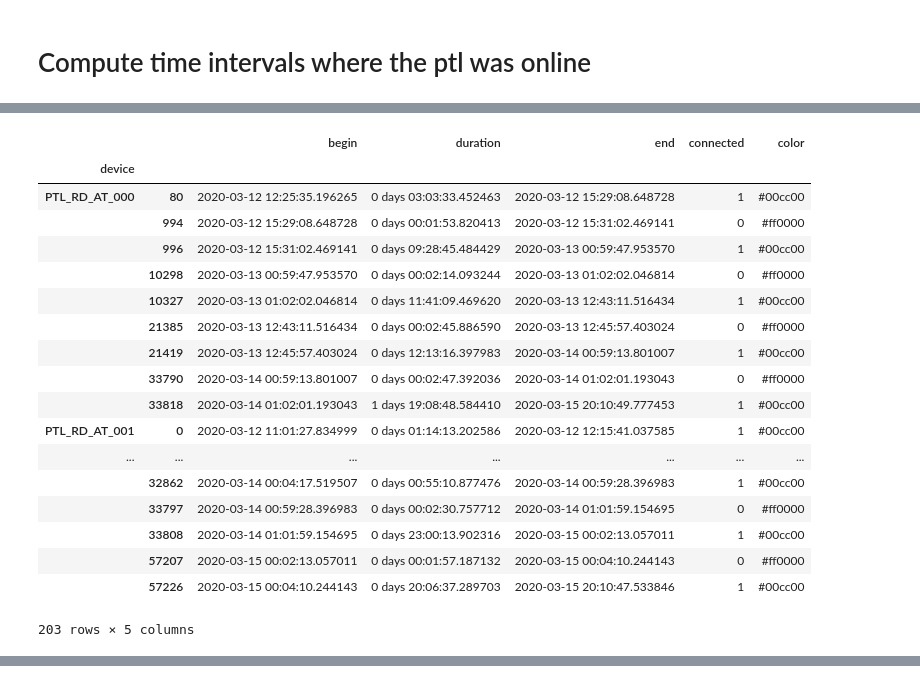
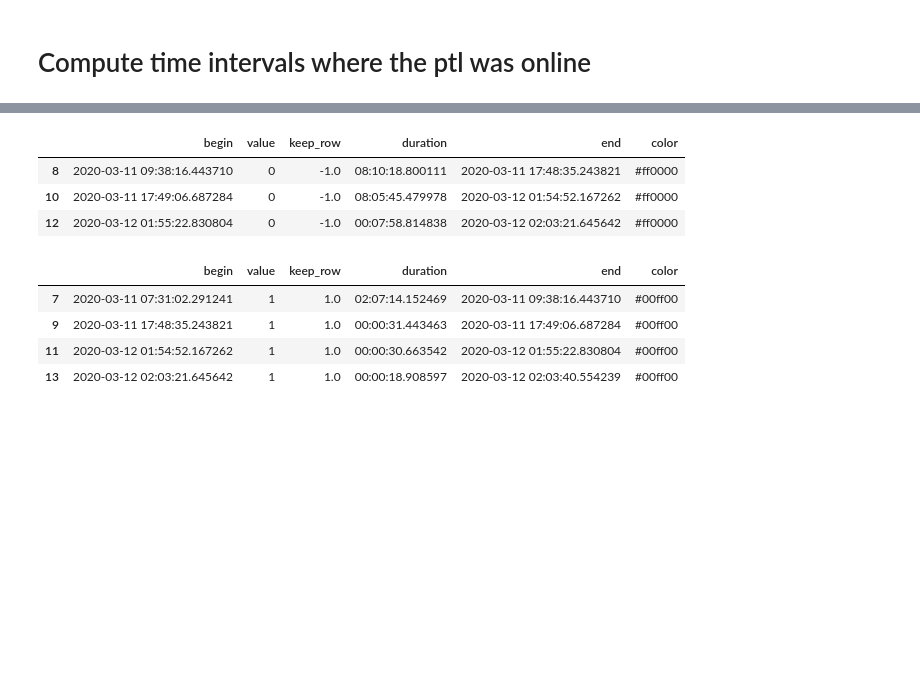
Before and after one commit to whuss/dashboard_react, a Jupyter notebook: error_heatmap.ipynb, the cells around one changed output, grey strips where cells are left out. Cells and saved outputs as stored; diff of their text form; code cells hidden in the pictures; blank space fills up the shorter version.

```diff
--- a/error_heatmap.ipynb
+++ b/error_heatmap.ipynb
@@ -161,42 +151,44 @@ from datetime import datetime
-# %%
-#data.loc[data.end.isna(), 'end'] = end_of_last_interval
-#data = data.reset_index()
-data = data.dropna()
-data = data.set_index(['device', data.index]).sort_index()
-#data.duration = data.end - data.begin
-data
-# %% [output]
-|  |  | begin | duration | end | connected | color |
-| device |  |  |  |  |  |  |
-| PTL_RD_AT_000 | 80 | 2020-03-12 12:25:35.196265 | 0 days 03:03:33.452463 | 2020-03-12 15:29:08.648728 | 1 | #00cc00 |
-|  | 994 | 2020-03-12 15:29:08.648728 | 0 days 00:01:53.820413 | 2020-03-12 15:31:02.469141 | 0 | #ff0000 |
-|  | 996 | 2020-03-12 15:31:02.469141 | 0 days 09:28:45.484429 | 2020-03-13 00:59:47.953570 | 1 | #00cc00 |
-|  | 10298 | 2020-03-13 00:59:47.953570 | 0 days 00:02:14.093244 | 2020-03-13 01:02:02.046814 | 0 | #ff0000 |
-|  | 10327 | 2020-03-13 01:02:02.046814 | 0 days 11:41:09.469620 | 2020-03-13 12:43:11.516434 | 1 | #00cc00 |
-|  | 21385 | 2020-03-13 12:43:11.516434 | 0 days 00:02:45.886590 | 2020-03-13 12:45:57.403024 | 0 | #ff0000 |
-|  | 21419 | 2020-03-13 12:45:57.403024 | 0 days 12:13:16.397983 | 2020-03-14 00:59:13.801007 | 1 | #00cc00 |
-|  | 33790 | 2020-03-14 00:59:13.801007 | 0 days 00:02:47.392036 | 2020-03-14 01:02:01.193043 | 0 | #ff0000 |
-|  | 33818 | 2020-03-14 01:02:01.193043 | 1 days 19:08:48.584410 | 2020-03-15 20:10:49.777453 | 1 | #00cc00 |
-| PTL_RD_AT_001 | 0 | 2020-03-12 11:01:27.834999 | 0 days 01:14:13.202586 | 2020-03-12 12:15:41.037585 | 1 | #00cc00 |
-| ... | ... | ... | ... | ... | ... | ... |
-|  | 32862 | 2020-03-14 00:04:17.519507 | 0 days 00:55:10.877476 | 2020-03-14 00:59:28.396983 | 1 | #00cc00 |
-|  | 33797 | 2020-03-14 00:59:28.396983 | 0 days 00:02:30.757712 | 2020-03-14 01:01:59.154695 | 0 | #ff0000 |
-|  | 33808 | 2020-03-14 01:01:59.154695 | 0 days 23:00:13.902316 | 2020-03-15 00:02:13.057011 | 1 | #00cc00 |
-|  | 57207 | 2020-03-15 00:02:13.057011 | 0 days 00:01:57.187132 | 2020-03-15 00:04:10.244143 | 0 | #ff0000 |
-|  | 57226 | 2020-03-15 00:04:10.244143 | 0 days 20:06:37.289703 | 2020-03-15 20:10:47.533846 | 1 | #00cc00 |
-203 rows × 5 columns
+# %%
+since = datetime.now() - timedelta(days=5)
+until = datetime.now() - timedelta(days=4)
+data = PresenceDetectorStatistics().on_off_timeseries(since, until)
+# %%
+colors = ['#eeeeee', '#ffcc00']
+# %%
+data['color'] = data.value.apply(lambda x: colors[x])
 # %%
-device = 'PTL_RD_ES_012'
-device_data = data.loc[device]
+device = 'PTL_RD_AT_001'
+device_data = data.loc[device].dropna()
 data_source = ColumnDataSource(device_data)
-xrange = device_data.begin.min(), device_data.end.max()
-fig = figure(x_axis_type="datetime", x_range=x_range, y_range=(0, 0.25),
+data_source_off = ColumnDataSource(device_data[device_data.value == 0])
+data_source_on = ColumnDataSource(device_data[device_data.value == 1])
+x_range = device_data.begin.min(), device_data.end.max()
+fig = figure(x_axis_type="datetime", x_range=x_range,
              plot_height=50, plot_width=800)
 fig.hbar(y=0.125, left='begin', right='end', height=0.25, color='color', source=data_source)
+fig.hbar(y=0.125, left='begin', right='end', height=0.5, color='color', source=data_source_on)
 fig.yaxis.visible=False
 fig.toolbar.logo = None
 fig.toolbar_location = None
+fig.xgrid.grid_line_color = None
+fig.ygrid.grid_line_color = None
+fig.outline_line_color = None
 show(fig)
 # %% [output]
 [interactive output not drawn]
 [interactive output not drawn]
+# %%
+device_data[device_data.value == 0]
+# %% [output]
+|  | begin | value | keep_row | duration | end | color |
+| 8 | 2020-03-11 09:38:16.443710 | 0 | -1.0 | 08:10:18.800111 | 2020-03-11 17:48:35.243821 | #ff0000 |
+| 10 | 2020-03-11 17:49:06.687284 | 0 | -1.0 | 08:05:45.479978 | 2020-03-12 01:54:52.167262 | #ff0000 |
+| 12 | 2020-03-12 01:55:22.830804 | 0 | -1.0 | 00:07:58.814838 | 2020-03-12 02:03:21.645642 | #ff0000 |
+# %%
+device_data[device_data.value == 1]
+# %% [output]
+|  | begin | value | keep_row | duration | end | color |
+| 7 | 2020-03-11 07:31:02.291241 | 1 | 1.0 | 02:07:14.152469 | 2020-03-11 09:38:16.443710 | #00ff00 |
+| 9 | 2020-03-11 17:48:35.243821 | 1 | 1.0 | 00:00:31.443463 | 2020-03-11 17:49:06.687284 | #00ff00 |
+| 11 | 2020-03-12 01:54:52.167262 | 1 | 1.0 | 00:00:30.663542 | 2020-03-12 01:55:22.830804 | #00ff00 |
+| 13 | 2020-03-12 02:03:21.645642 | 1 | 1.0 | 00:00:18.908597 | 2020-03-12 02:03:40.554239 | #00ff00 |
```
Also changed, not shown: parts of 11 cells of this notebook.
